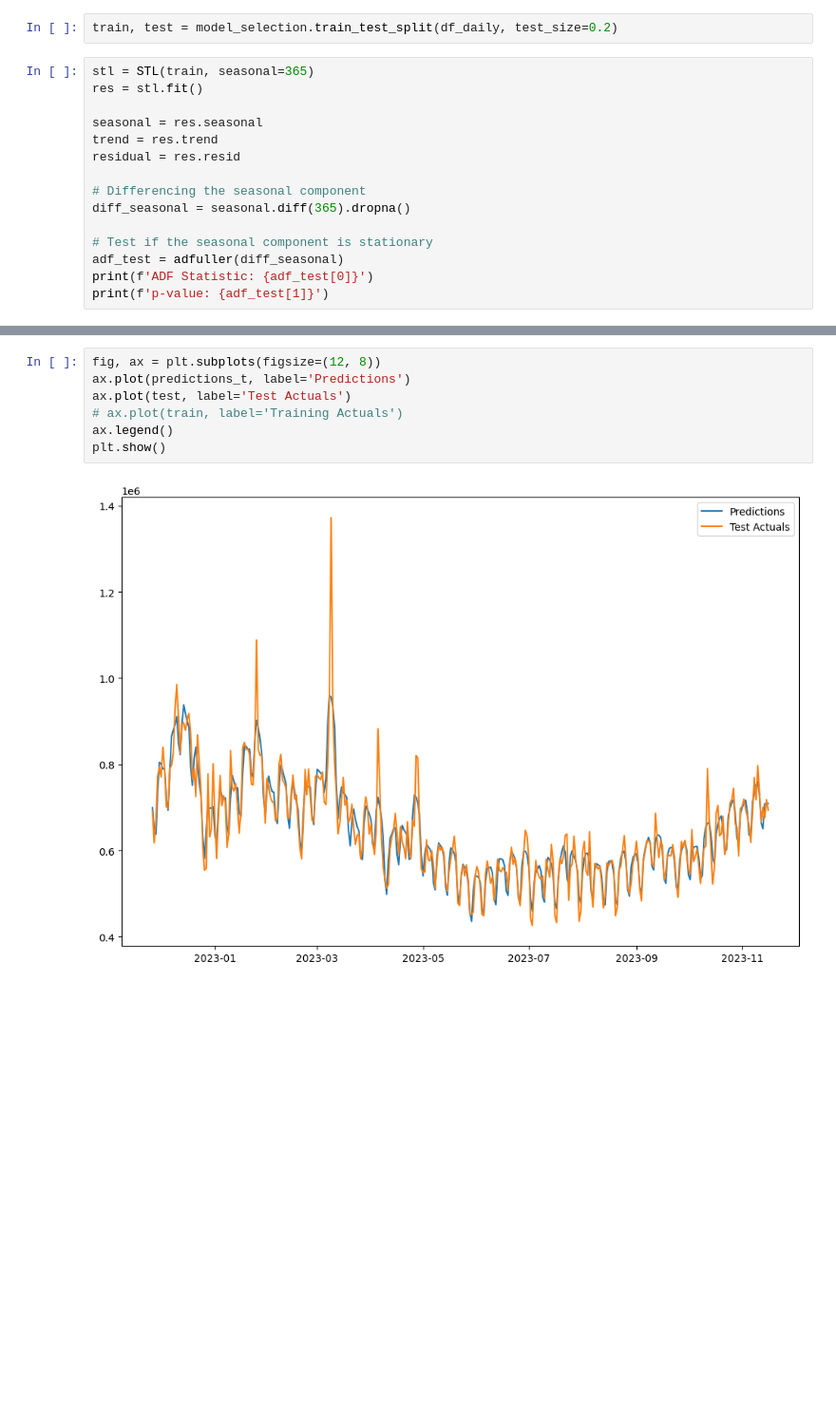
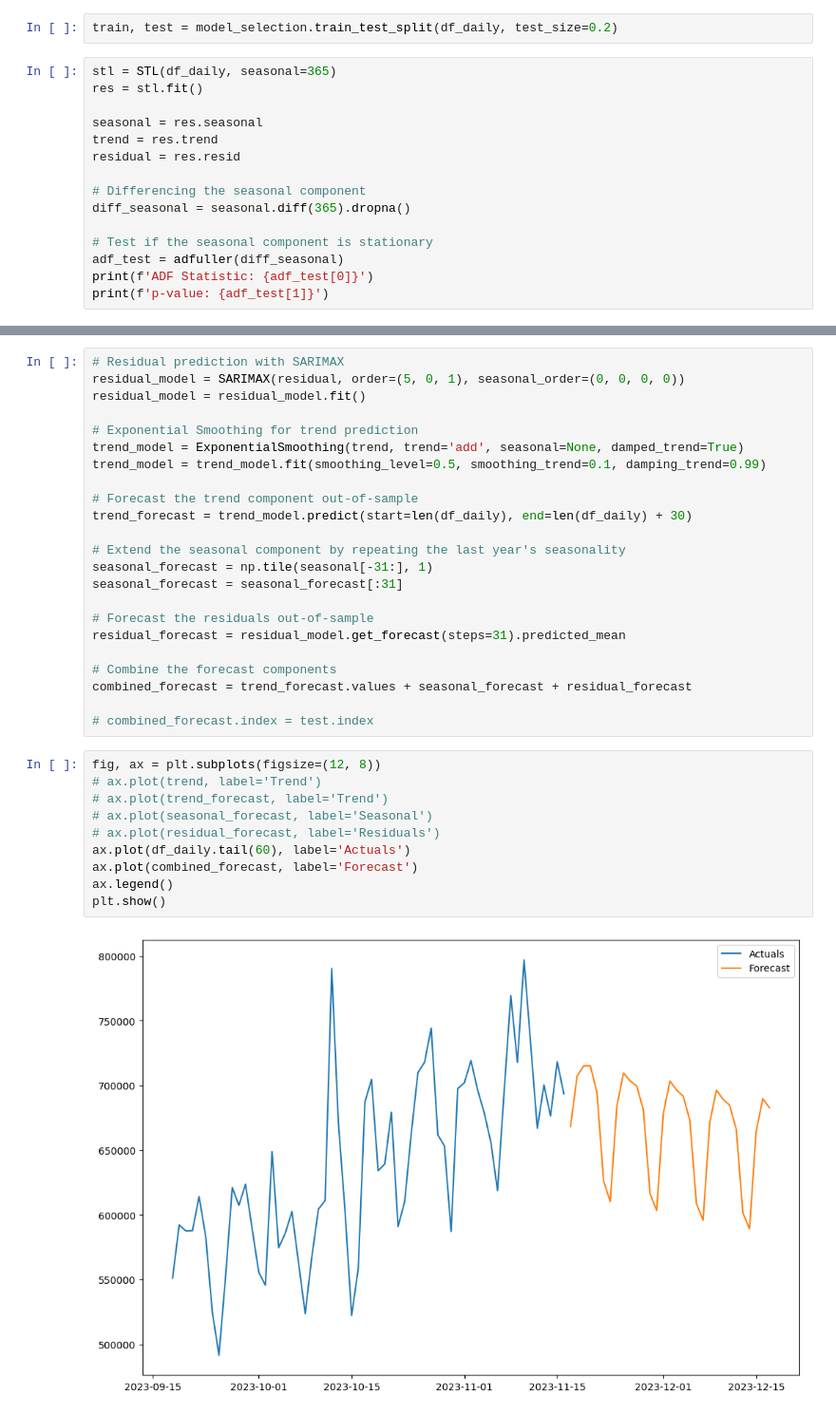
Before and after one commit to soerenssch/businessanalytics, a Jupyter notebook: models/deterministic_models.ipynb, the cells around one changed output, grey strips where cells are left out. Shown at 95% size. Cells and saved outputs as stored; diff of their text form; blank space fills up the shorter version.

```diff
--- a/models/deterministic_models.ipynb
+++ b/models/deterministic_models.ipynb
@@ -345,7 +345,7 @@ plt.show()
 # %%
 train, test = model_selection.train_test_split(df_daily, test_size=0.2)
 # %%
-stl = STL(train, seasonal=365)
+stl = STL(df_daily, seasonal=365)
 res = stl.fit()
 
 seasonal = res.seasonal
@@ -433,9 +395,35 @@ mse_t
+# %%
+# Residual prediction with SARIMAX
+residual_model = SARIMAX(residual, order=(5, 0, 1), seasonal_order=(0, 0, 0, 0))
+residual_model = residual_model.fit()
+
+# Exponential Smoothing for trend prediction
+trend_model = ExponentialSmoothing(trend, trend='add', seasonal=None, damped_trend=True)
+trend_model = trend_model.fit(smoothing_level=0.5, smoothing_trend=0.1, damping_trend=0.99)
+
+# Forecast the trend component out-of-sample
+trend_forecast = trend_model.predict(start=len(df_daily), end=len(df_daily) + 30)
+
+# Extend the seasonal component by repeating the last year's seasonality
+seasonal_forecast = np.tile(seasonal[-31:], 1)
+seasonal_forecast = seasonal_forecast[:31]
+
+# Forecast the residuals out-of-sample
+residual_forecast = residual_model.get_forecast(steps=31).predicted_mean
+
+# Combine the forecast components
+combined_forecast = trend_forecast.values + seasonal_forecast + residual_forecast
+
+# combined_forecast.index = test.index
 # %%
 fig, ax = plt.subplots(figsize=(12, 8))
-ax.plot(predictions_t, label='Predictions')
-ax.plot(test, label='Test Actuals')
-# ax.plot(train, label='Training Actuals')
+# ax.plot(trend, label='Trend')
+# ax.plot(trend_forecast, label='Trend')
+# ax.plot(seasonal_forecast, label='Seasonal')
+# ax.plot(residual_forecast, label='Residuals')
+ax.plot(df_daily.tail(60), label='Actuals')
+ax.plot(combined_forecast, label='Forecast')
 ax.legend()
 plt.show()
 # %% [output]
-[figure, old version]
+[figure, new version]
```
Also changed, not shown: parts of 15 cells of this notebook.
